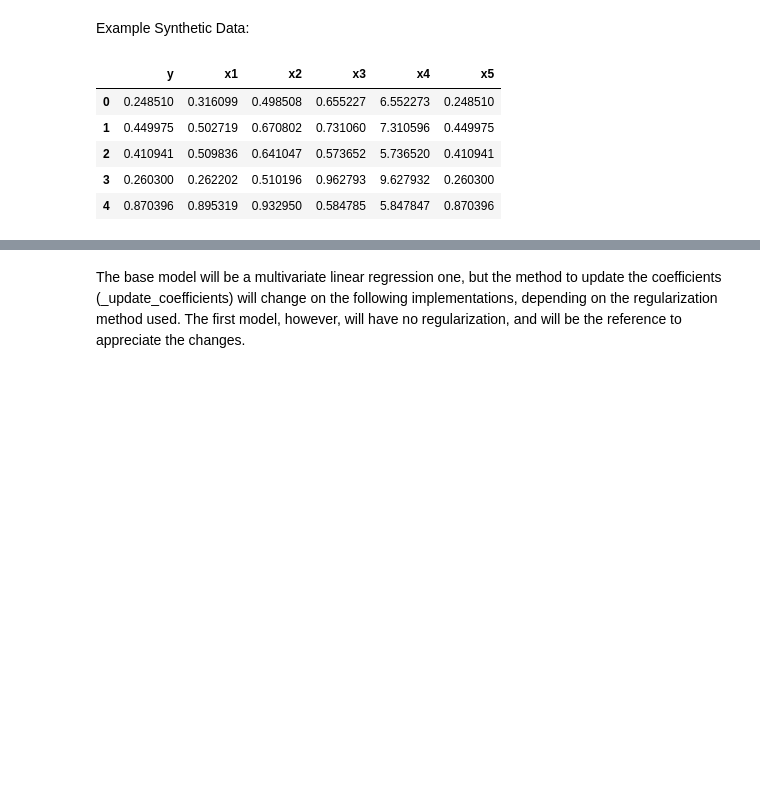
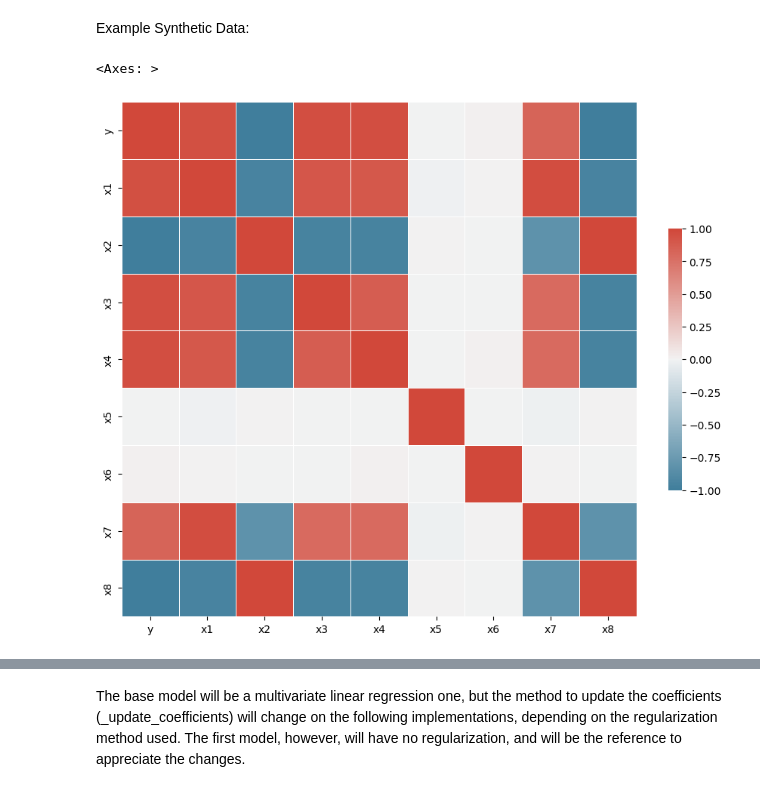
Before and after one commit to DomingoPC/ml-models, a Jupyter notebook: regularization.ipynb, the cells around one changed output, grey strips where cells are left out. Drawn from its saved outputs; the diff is of its cells as text; code cells hidden in the pictures; blank space fills up the shorter version.

```diff
--- a/regularization.ipynb
+++ b/regularization.ipynb
@@ -10,28 +11,42 @@ from auxiliary_functions import pandas_df_from_formula
 # %% [markdown]
 Example Synthetic Data:
 # %%
-# Formula
-formula = 'y ~ x1+x2+x3 + x2^3 + x3^4 + x4 + x5'
+# --- Formula ---
+formula = 'y ~ x1 + x2 + x3 + x4 + x5 + x6 + x7 + x8'
 
-# Example Data
+# --- Example Data ---
 np.random.seed(33)
-target = np.random.rand(500)
+N = 1000
+var = np.random.rand(N) # Base variable
+
 data = pd.DataFrame.from_dict(
-    {'y': target,
-    'x1': target + np.random.rand(500) * 0.1,
-    'x2': np.sqrt(target),
-    'x3': np.random.rand(500)}
+    {# Target Variable
+        'y': var,
+    # Informative Linear
+        'x1': var + np.random.normal(0, 0.1, N),
+        'x2': -0.5 * var + np.random.normal(0, 0.01, N),
+    # Informative Non-Linear
+        'x3': np.sqrt(var) + np.random.normal(0, 0.05, N),
+        'x4': var**2 + np.random.normal(0, 0.05, N),
+    # Pure Noise (unrelated to y)
+        'x5': np.random.rand(N),
+        'x6': np.random.normal(0, 1, N)
+    }
 )
 
-# Adding colinearity artificially
-data['x4'] = data['x3'] * 10
-data['x5'] = data['x2'] ** 2
+# Redundant variables (collinear with x1 and x2)
+data['x7'] = data['x1'] + data['x2'] + np.random.normal(0, 0.01, N)
+data['x8'] = 10 * data['x2'] + np.random.normal(0, 0.01, N)
 
-data.head()
+# Show Correlation
+corr = data.corr()
+
+f, ax = plt.subplots(figsize=(11, 9))
+cmap = sns.diverging_palette(230, 15, as_cmap=True)
+
+sns.heatmap(corr, cmap=cmap,
+            center=0, vmin=-1.0, square=True,
+            linewidths=.5, cbar_kws={"shrink": .5})
 # %% [output]
-|  | y | x1 | x2 | x3 | x4 | x5 |
-| 0 | 0.248510 | 0.316099 | 0.498508 | 0.655227 | 6.552273 | 0.248510 |
-| 1 | 0.449975 | 0.502719 | 0.670802 | 0.731060 | 7.310596 | 0.449975 |
-| 2 | 0.410941 | 0.509836 | 0.641047 | 0.573652 | 5.736520 | 0.410941 |
-| 3 | 0.260300 | 0.262202 | 0.510196 | 0.962793 | 9.627932 | 0.260300 |
-| 4 | 0.870396 | 0.895319 | 0.932950 | 0.584785 | 5.847847 | 0.870396 |
+<Axes: >
+[figure, added]
```
Also changed, not shown: parts of 17 cells of this notebook.
